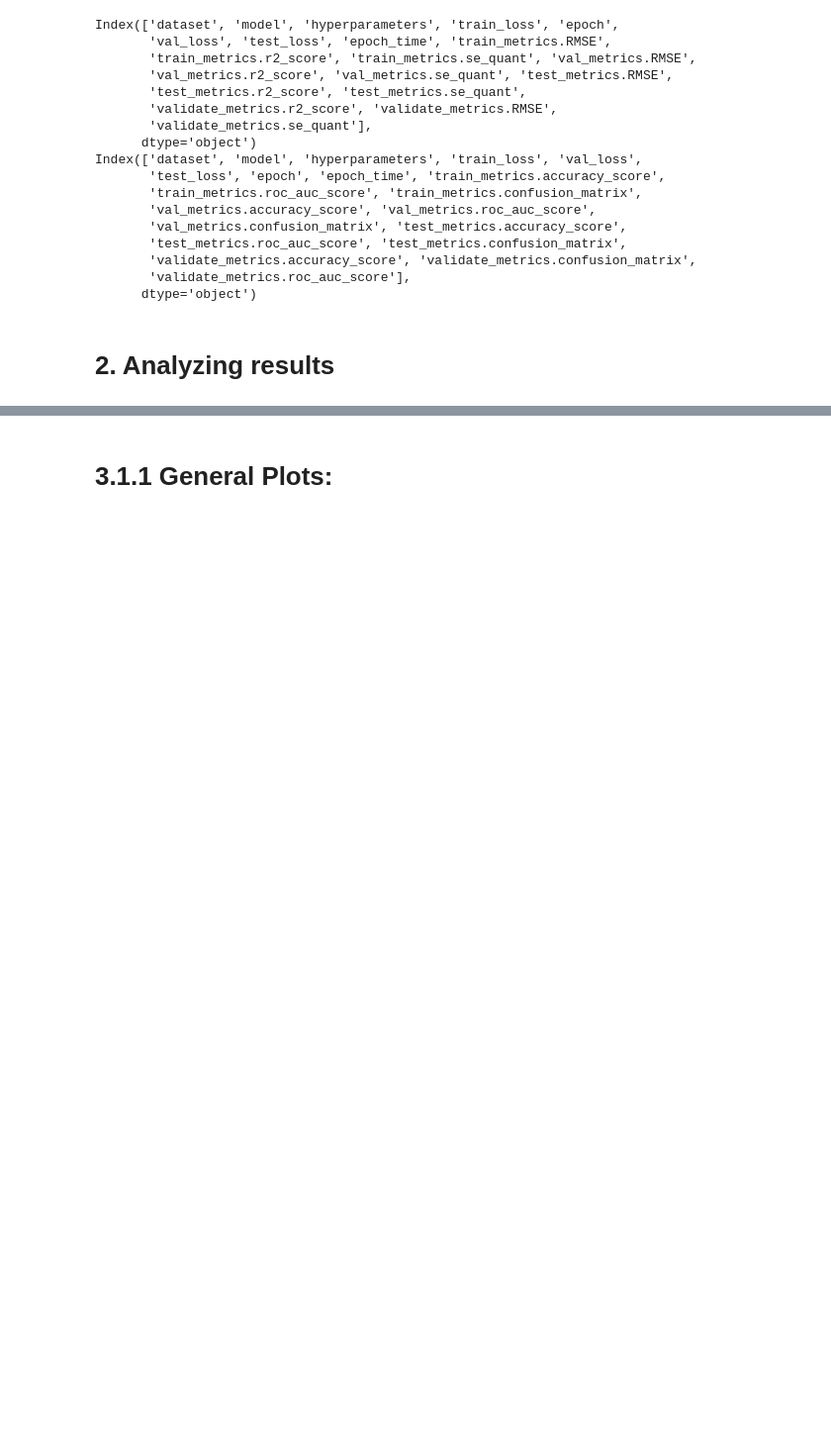
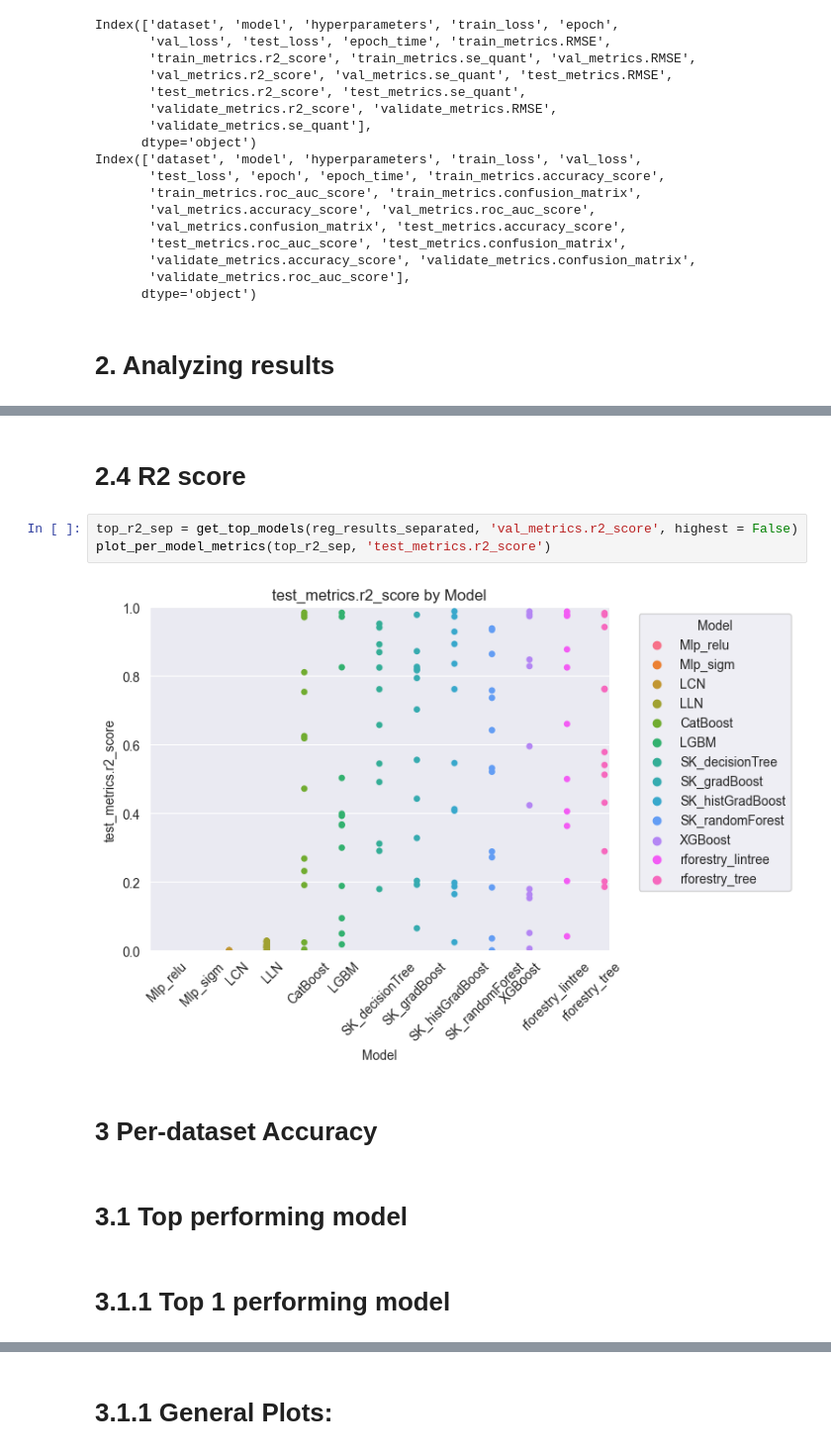
Before and after one commit to Bartosz-G/non-homogenous-data-working-repo, a Jupyter notebook: results/ResultsAnalysis.ipynb, the cells around one changed output, grey strips where cells are left out. Shown: that part at 99% size. Saved outputs shown, nothing was run; the diff lists cells and outputs as text; blank space fills up the shorter version.

```diff
--- a/results/ResultsAnalysis.ipynb
+++ b/results/ResultsAnalysis.ipynb
@@ -103,0 +104,13 @@ plot_per_model_metrics(top_acc_score, 'test_metrics.accuracy_score')
+# %% [markdown]
+# 2.4 R2 score
+# %%
+top_r2_sep = get_top_models(reg_results_separated, 'val_metrics.r2_score', highest = False)
+plot_per_model_metrics(top_r2_sep, 'test_metrics.r2_score')
+# %% [output]
+[figure, added]
+# %% [markdown]
+# 3 Per-dataset Accuracy
+# %% [markdown]
+# 3.1 Top performing model
+# %% [markdown]
+# 3.1.1 Top 1 performing model
```
Also changed, not shown: parts of 21 cells of this notebook, 4 other files.
